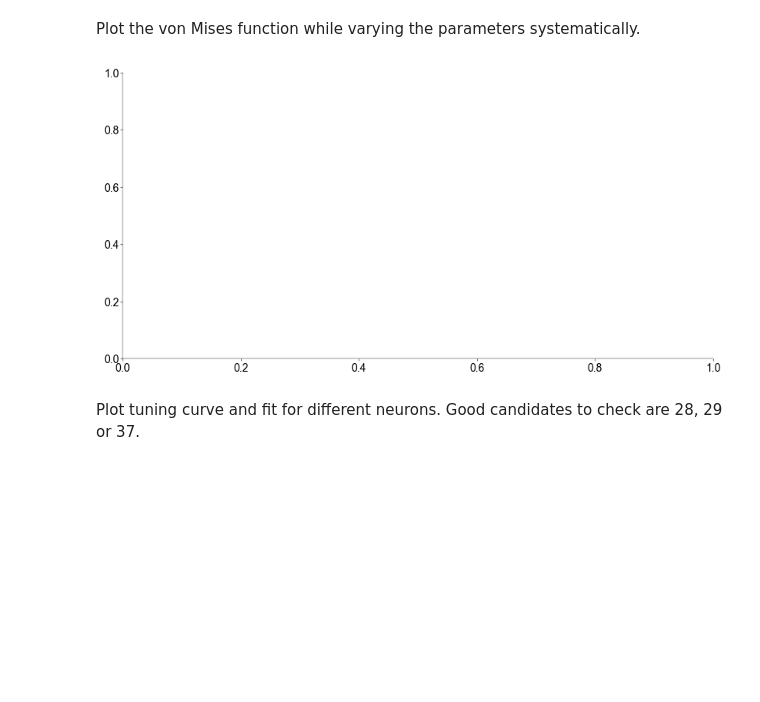
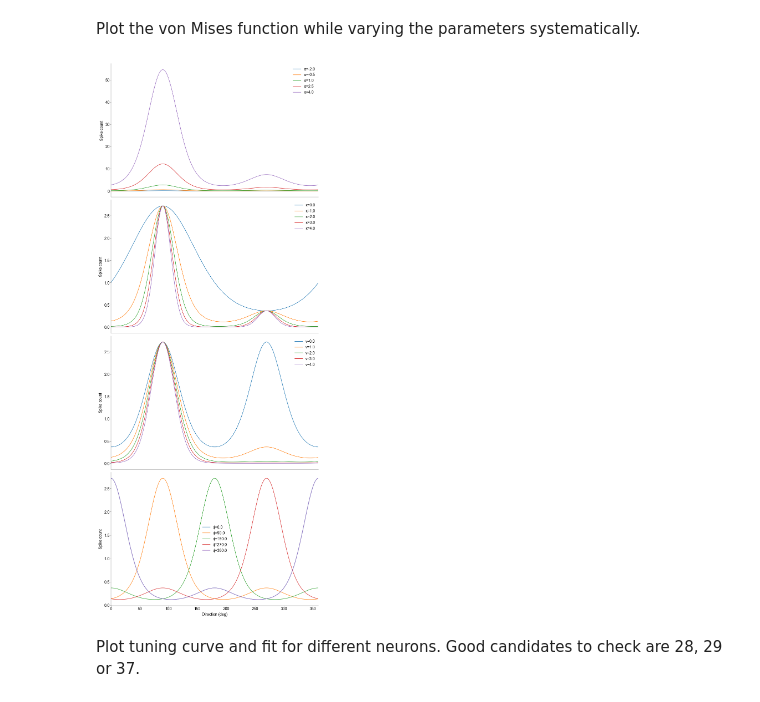
Before and after one commit to H-Kugler/neural-data-science, a Jupyter notebook: notebooks/CodingLab4_leandro.ipynb, the cells around one changed output. Saved outputs shown, nothing was run; the diff lists cells and outputs as text; code cells hidden in the pictures; blank space fills up the shorter version.

```diff
--- a/notebooks/CodingLab4_leandro.ipynb
+++ b/notebooks/CodingLab4_leandro.ipynb
@@ -294,18 +334,47 @@ def vonMises(θ, α, κ, ν, ϕ):
     # -----------------------------------
     # Implement the Mises model (0.5 pts)
     # -----------------------------------
+    θ_ϕ = np.deg2rad(θ) - np.deg2rad(ϕ)
+    f = np.exp(α + κ * (np.cos(2 * θ_ϕ) - 1) + ν * (np.cos(θ_ϕ) - 1))
 
     return f
 # %% [markdown]
 Plot the von Mises function while varying the parameters systematically.
-# %%
-# --------------------------------------------------------------------------------
-# plot von Mises curves with varying parameters and explain what they do (0.5 pts)
-# --------------------------------------------------------------------------------
-
-fig, ax = plt.subplots(figsize=(8, 4))
-# %% [output]
-[figure, removed]
+# %%
+# --------------------------------------------------------------------------------
+# plot von Mises curves with varying parameters and explain what they do (0.5 pts)
+# --------------------------------------------------------------------------------
+
+fig, axs = plt.subplots(4, 1, figsize=(8, 20))
+
+
+for α in np.linspace(-2, 4, 5):
+    angles = np.arange(0, 360, 1)
+    axs[0].plot(angles, vonMises(angles, α, 1, 1, 90), label=f"{α=}")
+
+for κ in np.linspace(0, 4, 5):
+    angles = np.arange(0, 360, 1)
+    axs[1].plot(angles, vonMises(angles, 1, κ, 1, 90), label=f"{κ=}")
+
+for ν in np.linspace(0, 4, 5):
+    angles = np.arange(0, 360, 1)
+    axs[2].plot(angles, vonMises(angles, 1, 1, ν, 90), label=f"{ν=}")
+
+for ϕ in np.linspace(0, 360, 5):
+    angles = np.arange(0, 360, 1)
+    axs[3].plot(angles, vonMises(angles, 1, 1, 1, ϕ), label=f"{ϕ=}")
+
+plt.legend()
+for ax in axs:
+    ax.legend()
+    ax.set_xlim(0, 360)
+    ax.set_ylabel("Spike count")
+    if ax == axs[-1]:
+        ax.set_xlabel("Direction (deg)")
+    else:
+        ax.set_xticks([])
+# %% [output]
+[figure, added]
 # %%
 def tuningCurve(counts, dirs, show=True):
     """Fit a von Mises tuning curve to the spike counts in count with direction dir using a least-squares fit.
```
Also changed, not shown: parts of 28 cells of this notebook.
